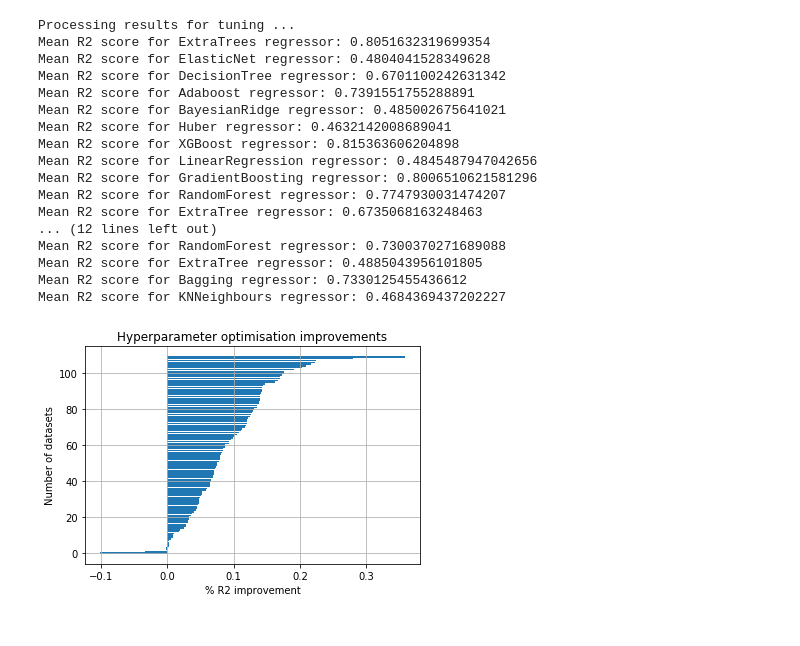
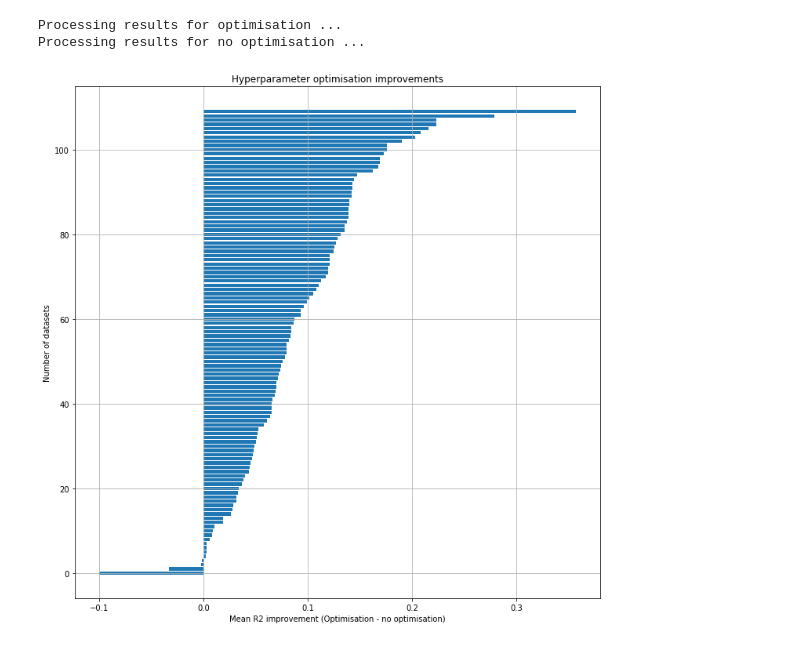
Before and after one commit to anuprulez/pmlb_regression, a Jupyter notebook: Regression_plots_paper.ipynb, the cells around one changed output. Cells and saved outputs as stored; diff of their text form; code cells hidden in the pictures.

```diff
--- a/Regression_plots_paper.ipynb
+++ b/Regression_plots_paper.ipynb
@@ -157,7 +157,7 @@ clf_mean_r2_tuning = list()
 r2_dict_tuning = dict()
 fit_time_dict_tuning = dict()
 
-print("Processing results for tuning ...")
+print("Processing results for optimisation ...")
 
 for clf in clf_names_dir_tuning:
     data_path = folder_name_tuning + clf
@@ -174,15 +174,14 @@ for clf in clf_names_dir_tuning:
             r2_scores.append(mean_test_score.iloc[0])
     clf_names_tuning.append(clf)
     r2_dict_tuning[clf] = r2_scores
-    print("Mean R2 score for %s regressor: %s" % (clf, np.mean(r2_scores)))
-
+    #print("Mean R2 score for %s regressor: %s" % (clf, np.mean(r2_scores)))
 
 clf_names_no_tuning = list()
 clf_mean_r2_no_tuning = list()
 r2_dict_no_tuning = dict()
 fit_time_dict_no_tuning = dict()
 
-print("Processing results for no tuning ...")
+print("Processing results for no optimisation ...")
 
 for clf in clf_names_dir_no_tuning:
     data_path = folder_name_no_tuning + clf
@@ -190,52 +189,36 @@ for clf in clf_names_dir_no_tuning:
     r2_scores = list()
     for f_name in files:
         if f_name in dataset_names:
             f_path = data_path + "/" + f_name
             df = pd.read_csv(f_path, sep="\t")
             rank_test_score = df[df["rank_test_score"] == 1]
             mean_test_score = rank_test_score["mean_test_score"]
             r2_scores.append(mean_test_score.iloc[0])
     clf_names_no_tuning.append(clf)
     r2_dict_no_tuning[clf] = r2_scores
-    print("Mean R2 score for %s regressor: %s" % (clf, np.mean(r2_scores)))
+    #print("Mean R2 score for %s regressor: %s" % (clf, np.mean(r2_scores)))
 
 n_datasets = len(common_fileset)
 n_clf = len(clf_names_no_tuning)
-
 clf_datasets_perf = np.zeros(shape=(n_clf, n_datasets), dtype=float)
 
 for x, clf in enumerate(clf_names_no_tuning):
     tuning_perf = r2_dict_tuning[clf]
     no_tuning_perf = r2_dict_no_tuning[clf]
     diff = [(a-b) for a,b in zip(tuning_perf, no_tuning_perf)]
     clf_datasets_perf[x] = diff
 
 mean_perf_datasets = np.mean(clf_datasets_perf, axis=0)
 
-plt.figure()
+plt.figure(figsize=(12, 12))
 y_pos = np.arange(n_datasets)
 plt.barh(y_pos, sorted(mean_perf_datasets))
-plt.xlabel('% R2 improvement')
+plt.xlabel('Mean R2 improvement (Optimisation - no optimisation)')
 plt.ylabel('Number of datasets')
 plt.title('Hyperparameter optimisation improvements')
 plt.grid(True)
 plt.show()
 # %% [output]
-Processing results for tuning ...
-Mean R2 score for ExtraTrees regressor: 0.8051632319699354
-Mean R2 score for ElasticNet regressor: 0.4804041528349628
-Mean R2 score for DecisionTree regressor: 0.6701100242631342
-Mean R2 score for Adaboost regressor: 0.7391551755288891
-Mean R2 score for BayesianRidge regressor: 0.485002675641021
-Mean R2 score for Huber regressor: 0.4632142008689041
-Mean R2 score for XGBoost regressor: 0.815363606204898
-Mean R2 score for LinearRegression regressor: 0.4845487947042656
-Mean R2 score for GradientBoosting regressor: 0.8006510621581296
-Mean R2 score for RandomForest regressor: 0.7747930031474207
-Mean R2 score for ExtraTree regressor: 0.6735068163248463
-... (12 lines left out)
-Mean R2 score for RandomForest regressor: 0.7300370271689088
-Mean R2 score for ExtraTree regressor: 0.4885043956101805
-Mean R2 score for Bagging regressor: 0.7330125455436612
-Mean R2 score for KNNeighbours regressor: 0.4684369437202227
+Processing results for optimisation ...
+Processing results for no optimisation ...
-[figure, old version]
+[figure, new version]
```
Also changed, not shown: parts of 1 cell of this notebook.
